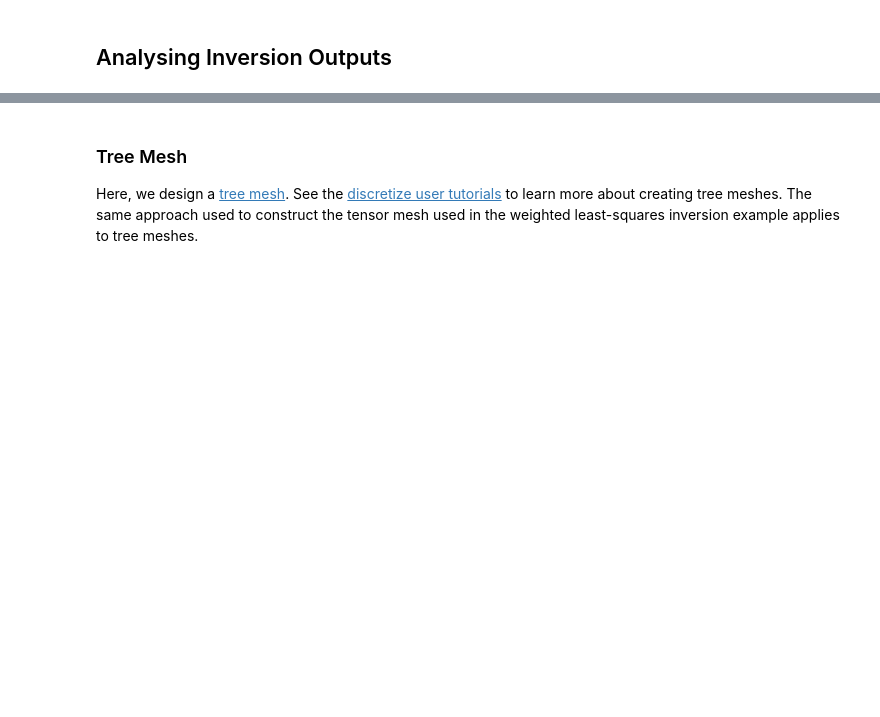
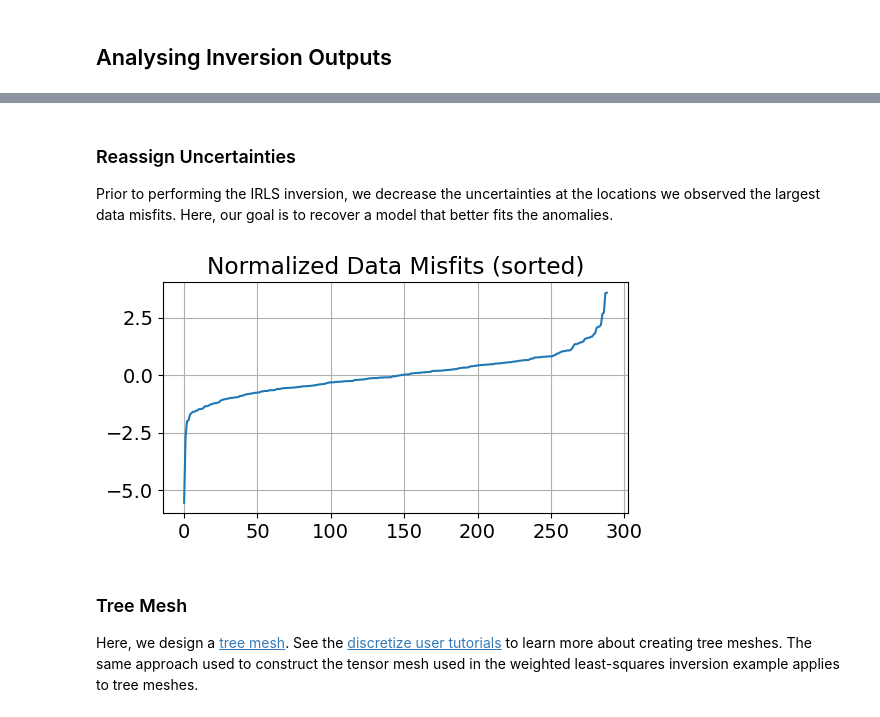
Before and after one commit to simpeg/user-tutorials, a Jupyter notebook: notebooks/03-gravity/inv_gravity_anomaly_3d.ipynb, the cells around one changed output, grey strips where cells are left out. Saved outputs shown, nothing was run; the diff lists cells and outputs as text; code cells hidden in the pictures; blank space fills up the shorter version.

```diff
--- a/notebooks/03-gravity/inv_gravity_anomaly_3d.ipynb
+++ b/notebooks/03-gravity/inv_gravity_anomaly_3d.ipynb
@@ -453,0 +459,17 @@ Here, we provide a step-by-step best-practices approach for iteratively IRLS inv
+# %% [markdown]
+### Reassign Uncertainties
+
+Prior to performing the IRLS inversion, we decrease the uncertainties at the locations we observed the largest data misfits. Here, our goal is to recover a model that better fits the anomalies.
+# %%
+# Compute normalized data misfits
+normalized_data_misfits = (dobs - dpred) / uncertainties
+# %%
+# Plot the normalized data misfits
+fig = plt.figure(figsize=(6, 3))
+ax = fig.add_subplot(111)
+ax.plot(np.sort(normalized_data_misfits))
+ax.set_title('Normalized Data Misfits (sorted)')
+ax.grid()
+plt.show(fig)
+# %% [output]
+[figure, added]
```
Also changed, not shown: parts of 26 cells of this notebook, 7 other files.
